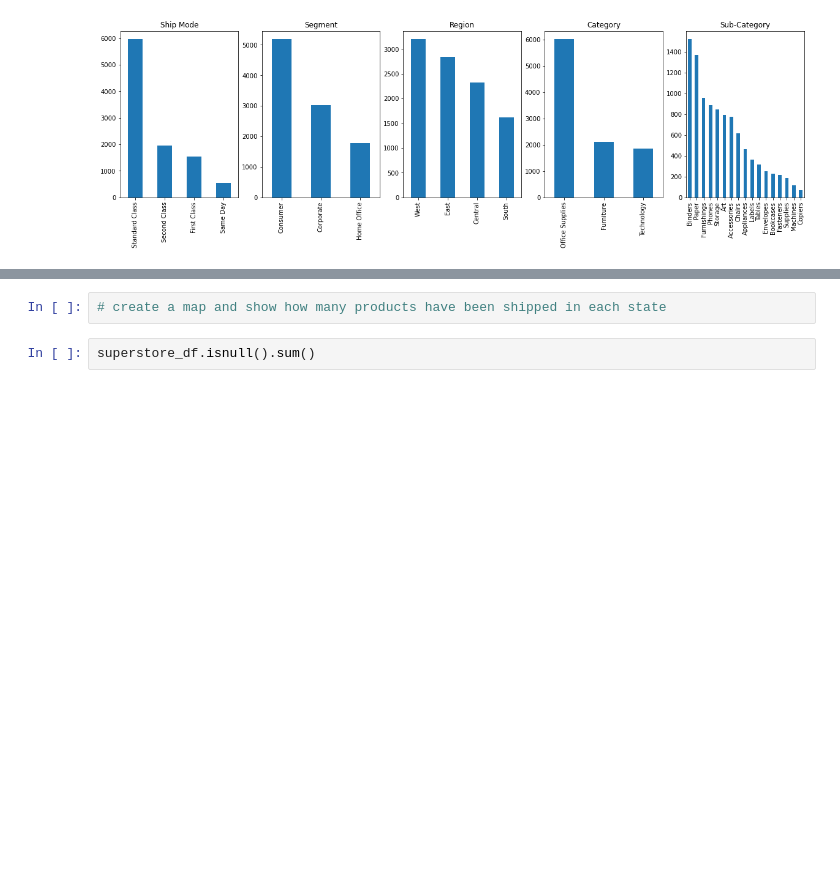
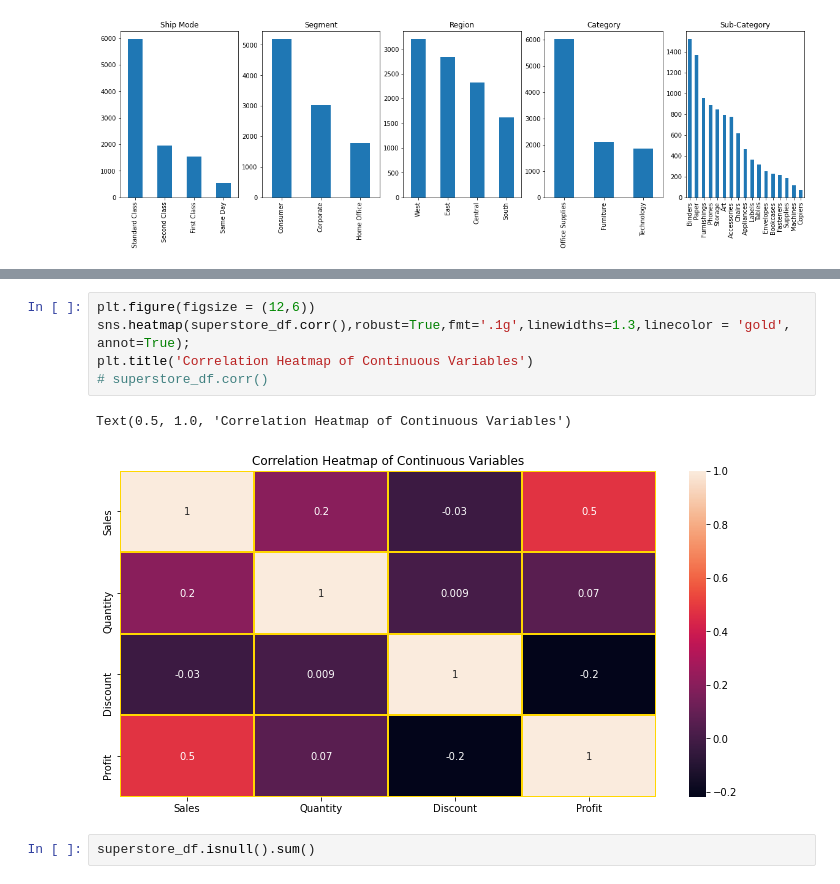
Before and after one commit to bjupreti/superstore_data_analysis, a Jupyter notebook: superstore_eda.ipynb, the cells around one changed output, grey strips where cells are left out. Cells and saved outputs as stored; diff of their text form; blank space fills up the shorter version.

```diff
--- a/superstore_eda.ipynb
+++ b/superstore_eda.ipynb
@@ -160,5 +195,11 @@ SyntaxError: invalid syntax (<ipython-input-201-4db4a4fd7eb7>, line 1)
-# %%
-# create a map and show how many products have been shipped in each state
+# %%
+plt.figure(figsize = (12,6))
+sns.heatmap(superstore_df.corr(),robust=True,fmt='.1g',linewidths=1.3,linecolor = 'gold', annot=True);
+plt.title('Correlation Heatmap of Continuous Variables')
+# superstore_df.corr()
+# %% [output]
+Text(0.5, 1.0, 'Correlation Heatmap of Continuous Variables')
+[figure, added]
 # %%
 superstore_df.isnull().sum()
 # %% [output]
```
Also changed, not shown: parts of 16 cells of this notebook, 1 other file.
